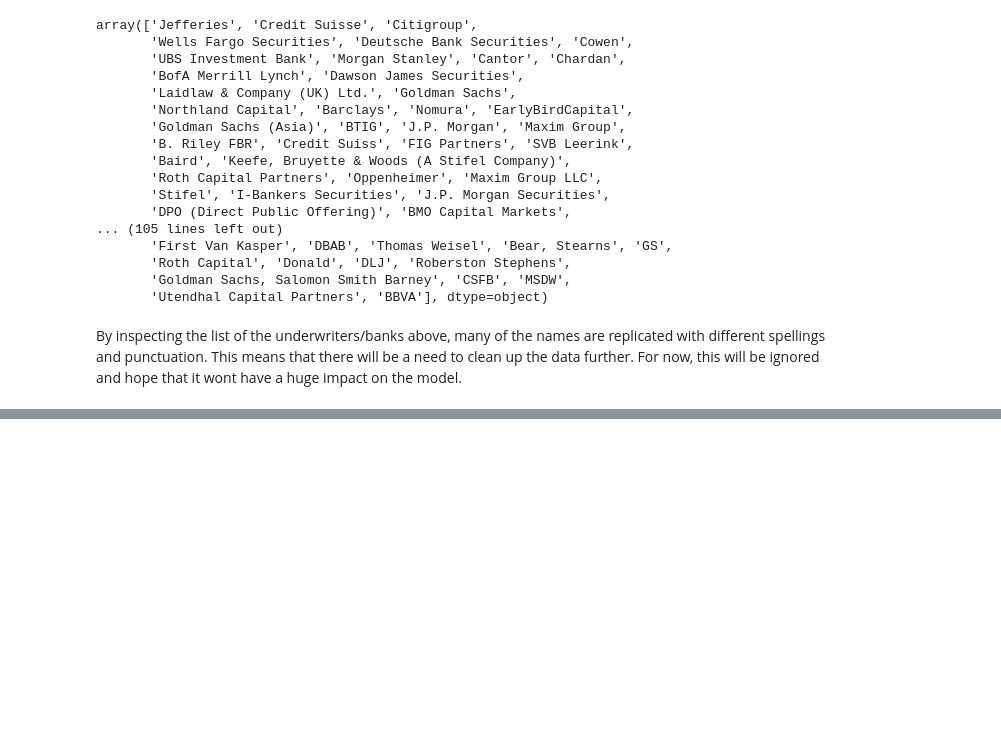
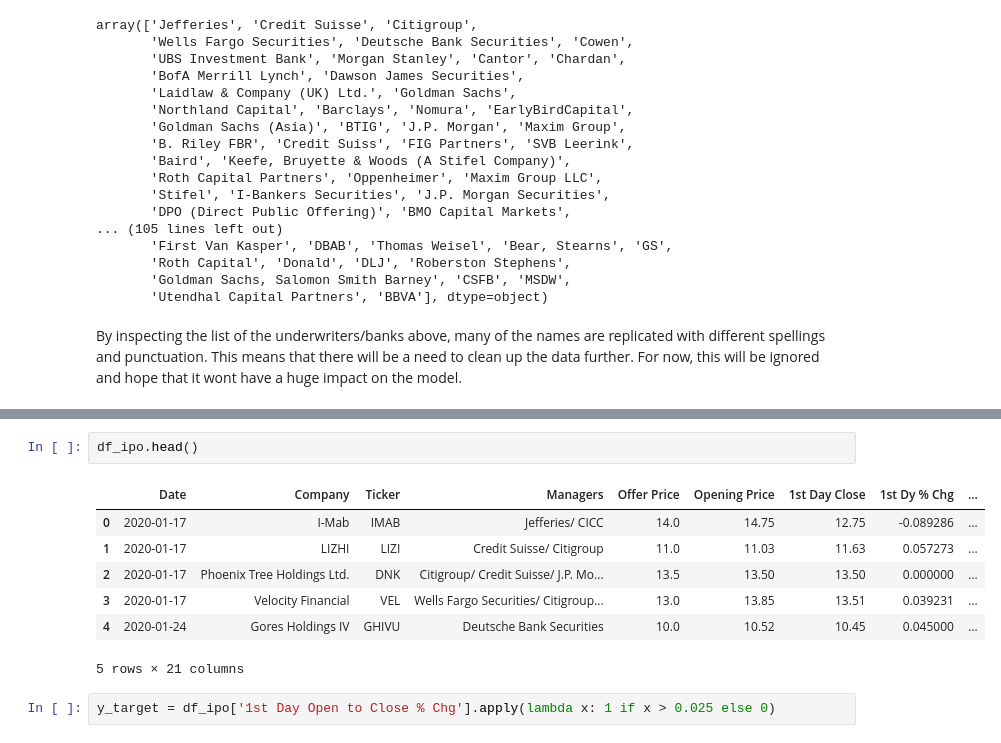
Before and after one commit to ylee9107/ML_app_Forecast_IPOmarket, a Jupyter notebook: ML_app_Forecast_IPOmarket.ipynb, the cells around one changed output, grey strips where cells are left out. Drawn from its saved outputs; the diff is of its cells as text; blank space fills up the shorter version.

```diff
--- a/ML_app_Forecast_IPOmarket.ipynb
+++ b/ML_app_Forecast_IPOmarket.ipynb
@@ -488,0 +503,12 @@ By inspecting the list of the underwriters/banks above, many of the names are re
+# %%
+df_ipo.head()
+# %% [output]
+|  | Date | Company | Ticker | Managers | Offer Price | Opening Price | 1st Day Close | 1st Dy % Chg | ... |
+| 0 | 2020-01-17 | I-Mab | IMAB | Jefferies/ CICC | 14.0 | 14.75 | 12.75 | -0.089286 | ... |
+| 1 | 2020-01-17 | LIZHI | LIZI | Credit Suisse/ Citigroup | 11.0 | 11.03 | 11.63 | 0.057273 | ... |
+| 2 | 2020-01-17 | Phoenix Tree Holdings Ltd. | DNK | Citigroup/ Credit Suisse/ J.P. Mo... | 13.5 | 13.50 | 13.50 | 0.000000 | ... |
+| 3 | 2020-01-17 | Velocity Financial | VEL | Wells Fargo Securities/ Citigroup... | 13.0 | 13.85 | 13.51 | 0.039231 | ... |
+| 4 | 2020-01-24 | Gores Holdings IV | GHIVU | Deutsche Bank Securities | 10.0 | 10.52 | 10.45 | 0.045000 | ... |
+5 rows × 21 columns
+# %%
+y_target = df_ipo['1st Day Open to Close % Chg'].apply(lambda x: 1 if x > 0.025 else 0)
```
Also changed, not shown: parts of 14 cells of this notebook.
